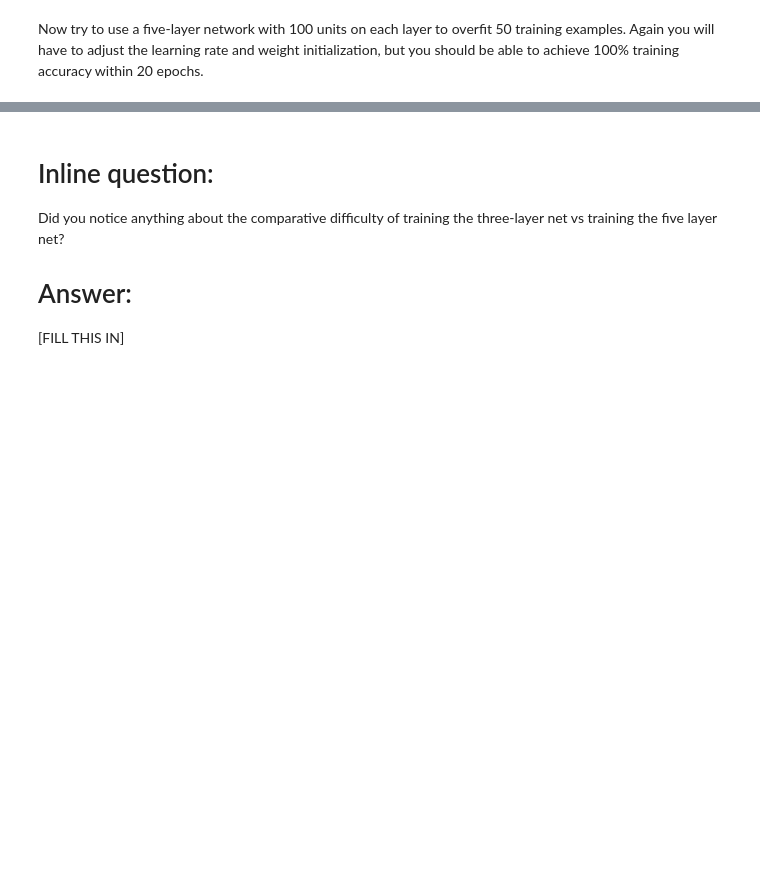
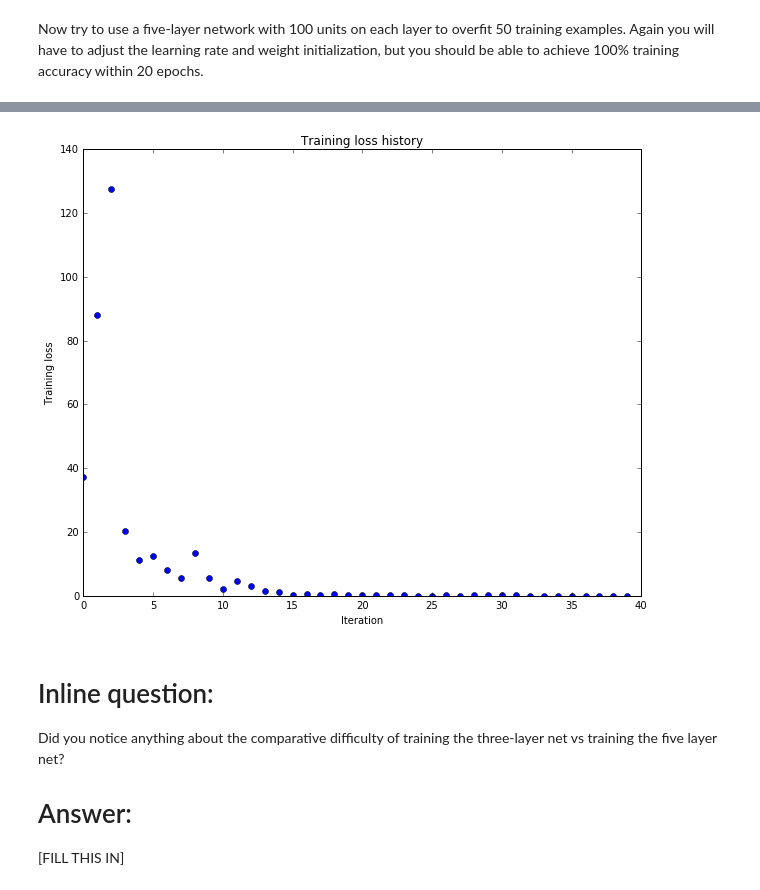
Before and after one commit to du-phan/CS231n, a Jupyter notebook: assignment2/FullyConnectedNets.ipynb, the cells around one changed output, grey strips where cells are left out. Cells and saved outputs as stored; diff of their text form; code cells hidden in the pictures; blank space fills up the shorter version.

```diff
--- a/assignment2/FullyConnectedNets.ipynb
+++ b/assignment2/FullyConnectedNets.ipynb
@@ -475,8 +500,8 @@ small_data = {
   'y_val': data['y_val'],
 }
 
-learning_rate = 1e-3
-weight_scale = 1e-5
+learning_rate = 5*1e-3
+weight_scale = 8*1e-2
 model = FullyConnectedNet([100, 100, 100, 100],
                 weight_scale=weight_scale, dtype=np.float64)
 solver = Solver(model, small_data,
@@ -493,3 +518,4 @@ plt.title('Training loss history')
 plt.xlabel('Iteration')
 plt.ylabel('Training loss')
 plt.show()
+# %% [output]
@@ -496,3 +539,4 @@ plt.show()
+[figure, added]
 # %% [markdown]
 # Inline question:
 Did you notice anything about the comparative difficulty of training the three-layer net vs training the five layer net?
```
Also changed, not shown: parts of 11 cells of this notebook, 1 other file.
